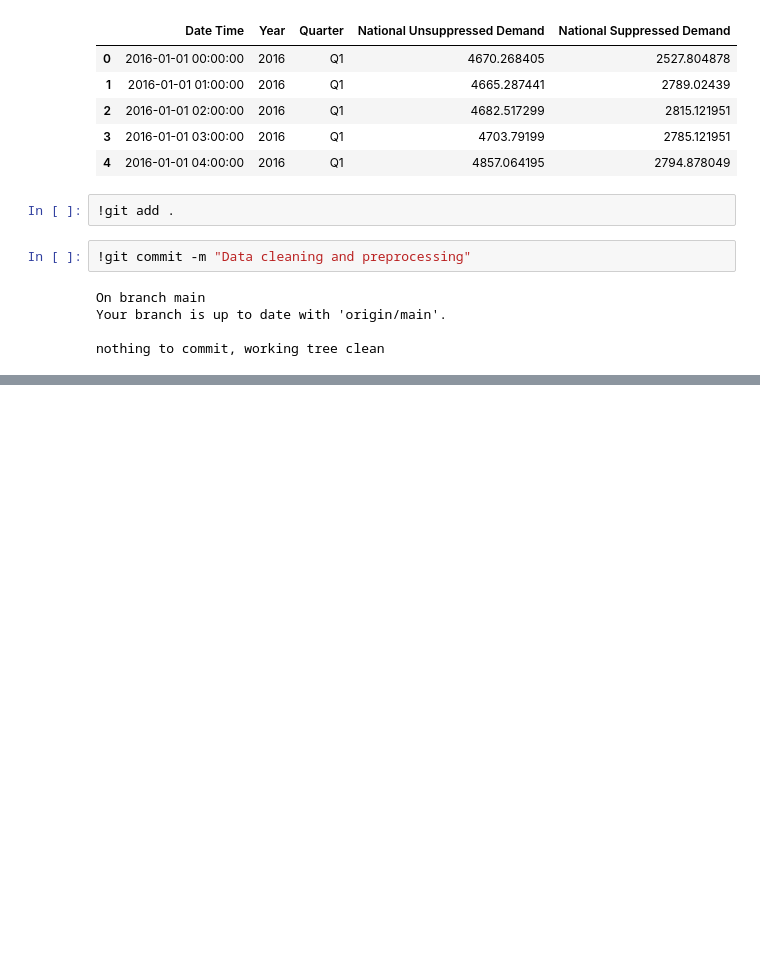
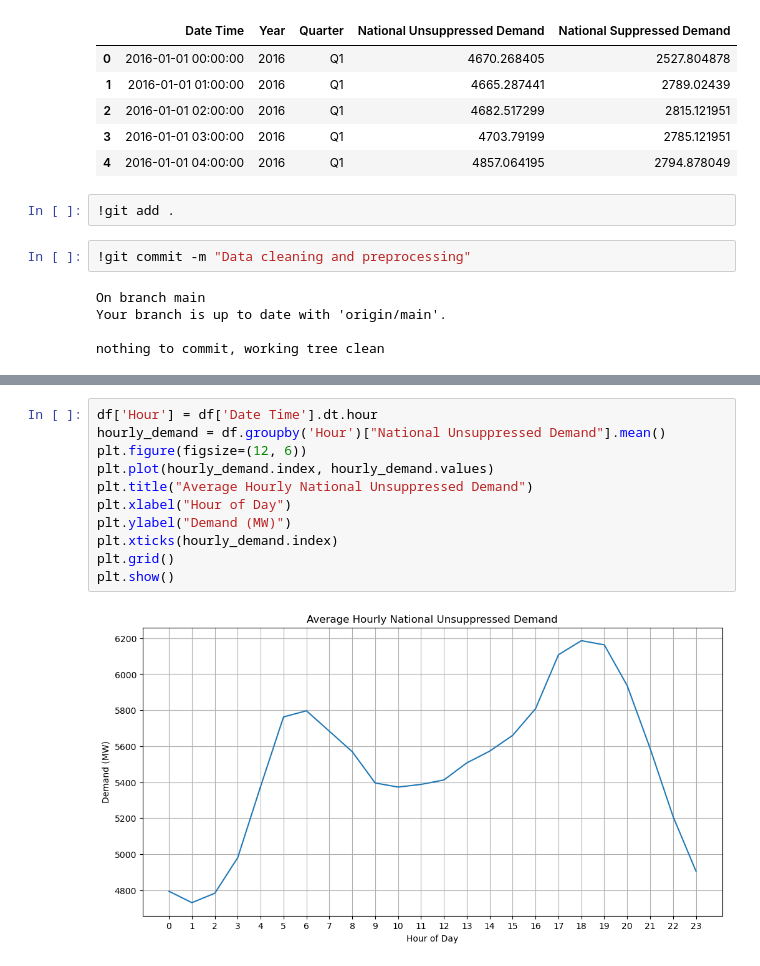
Before and after one commit to Khalmade/energy_demand_forecasting, a Jupyter notebook: notebooks/01_data_exploration.ipynb, the cells around one changed output, grey strips where cells are left out. Drawn from its saved outputs; the diff is of its cells as text; blank space fills up the shorter version.

```diff
--- a/notebooks/01_data_exploration.ipynb
+++ b/notebooks/01_data_exploration.ipynb
@@ -105,0 +169,13 @@ nothing to commit, working tree clean
+# %%
+df['Hour'] = df['Date Time'].dt.hour
+hourly_demand = df.groupby('Hour')["National Unsuppressed Demand"].mean()
+plt.figure(figsize=(12, 6))
+plt.plot(hourly_demand.index, hourly_demand.values)
+plt.title("Average Hourly National Unsuppressed Demand")
+plt.xlabel("Hour of Day")
+plt.ylabel("Demand (MW)")
+plt.xticks(hourly_demand.index)
+plt.grid()
+plt.show()
+# %% [output]
+[figure, added]
```
Also changed, not shown: parts of 5 cells of this notebook.
